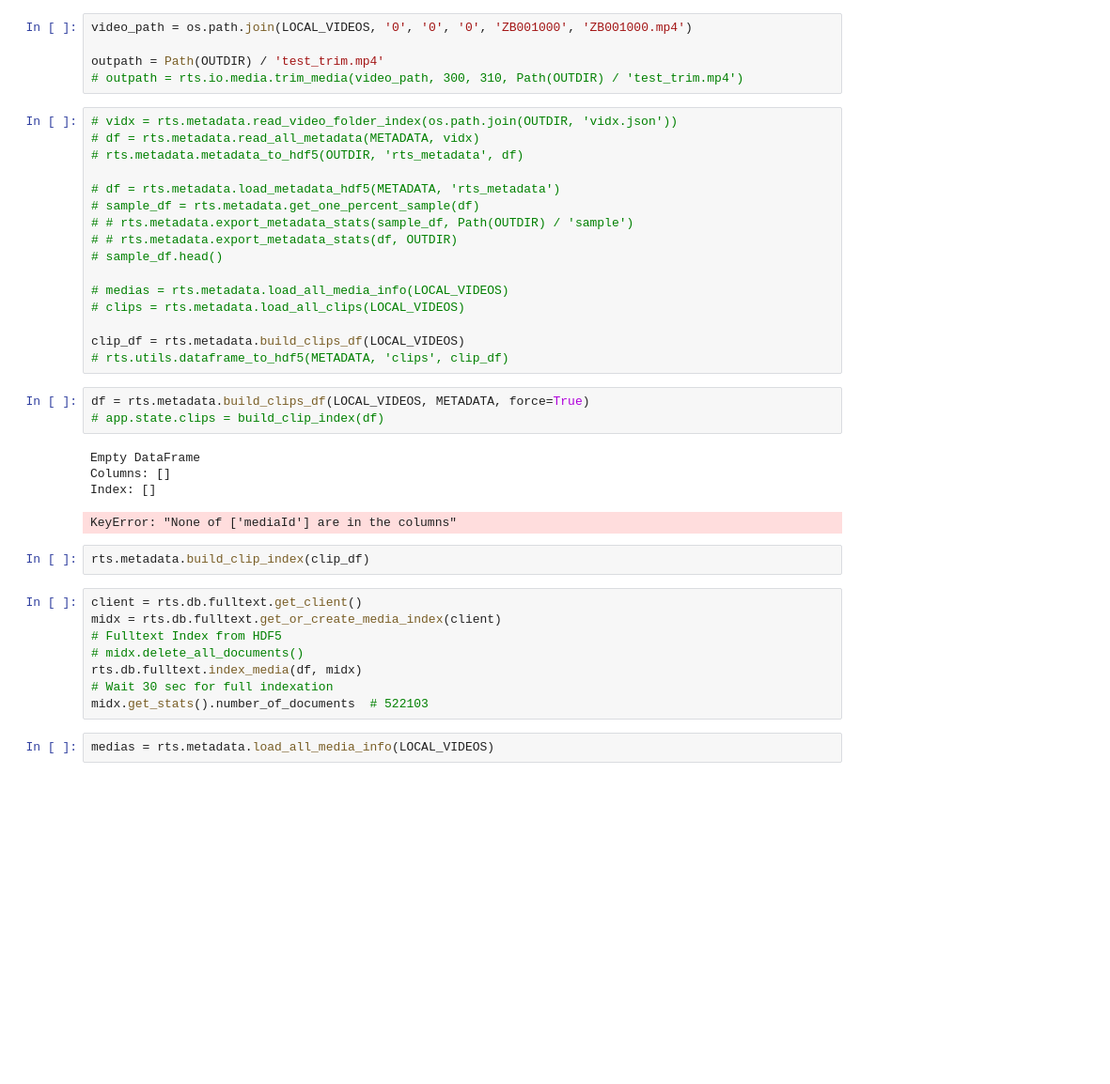
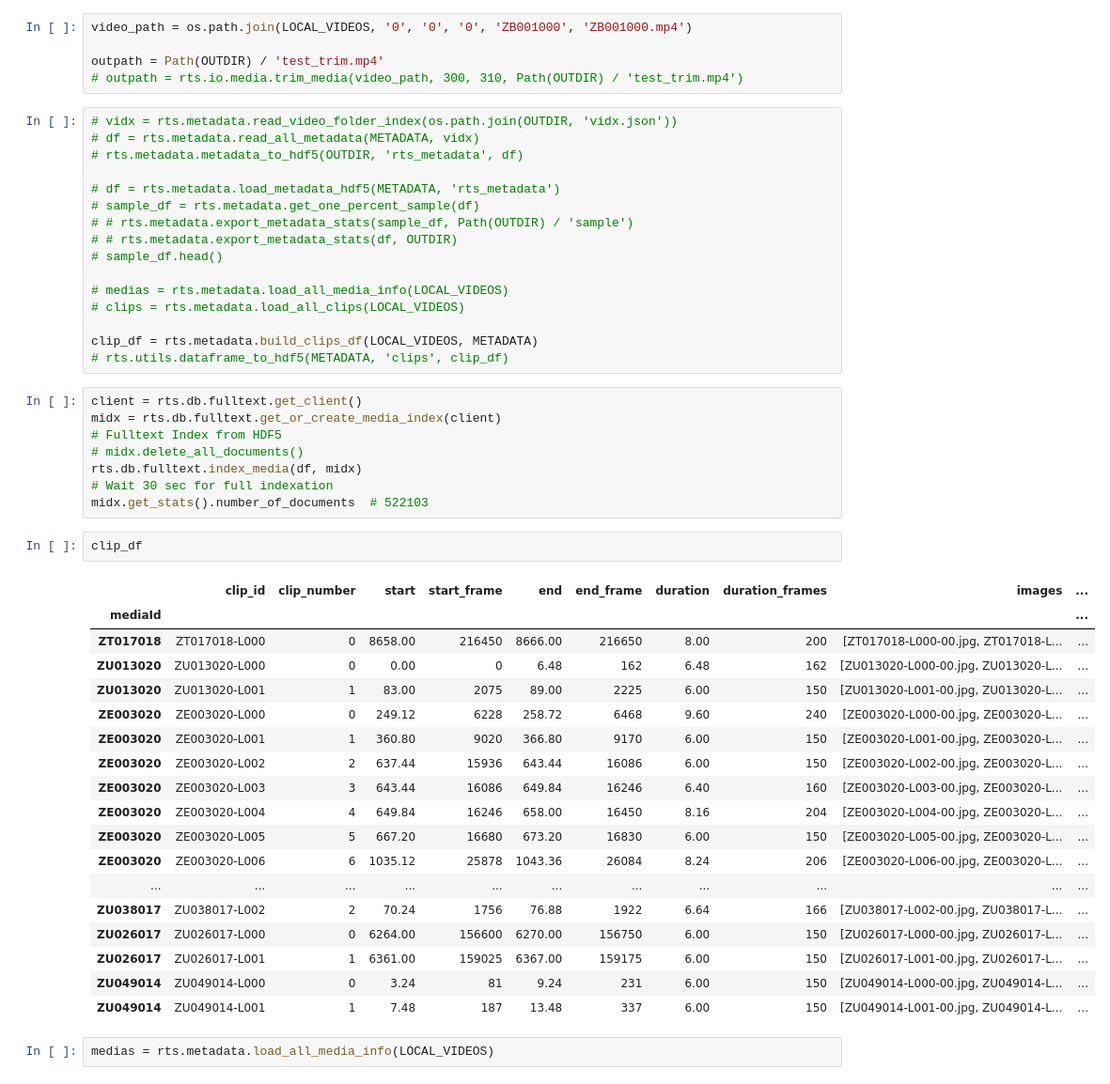
Before and after one commit to EPFL-EMPlus/emplusvault, a Jupyter notebook: notebook/ingest.ipynb, the cells around one changed output. Shown at 94% size. Cells and saved outputs as stored; diff of their text form; blank space fills up the shorter version.

```diff
--- a/notebook/ingest.ipynb
+++ b/notebook/ingest.ipynb
@@ -51,18 +142,8 @@ outpath = Path(OUTDIR) / 'test_trim.mp4'
 # medias = rts.metadata.load_all_media_info(LOCAL_VIDEOS)
 # clips = rts.metadata.load_all_clips(LOCAL_VIDEOS)
 
-clip_df = rts.metadata.build_clips_df(LOCAL_VIDEOS)
+clip_df = rts.metadata.build_clips_df(LOCAL_VIDEOS, METADATA)
 # rts.utils.dataframe_to_hdf5(METADATA, 'clips', clip_df)
-# %%
-df = rts.metadata.build_clips_df(LOCAL_VIDEOS, METADATA, force=True)
-# app.state.clips = build_clip_index(df)
-# %% [output]
-Empty DataFrame
-Columns: []
-Index: []
-KeyError: "None of ['mediaId'] are in the columns"
-# %%
-rts.metadata.build_clip_index(clip_df)
 # %%
 client = rts.db.fulltext.get_client()
 midx = rts.db.fulltext.get_or_create_media_index(client)
@@ -71,6 +152,27 @@ midx = rts.db.fulltext.get_or_create_media_index(client)
 rts.db.fulltext.index_media(df, midx)
 # Wait 30 sec for full indexation
 midx.get_stats().number_of_documents  # 522103
+# %%
+clip_df
+# %% [output]
+|  | clip_id | clip_number | start | start_frame | end | end_frame | duration | duration_frames | images | ... |
+| mediaId |  |  |  |  |  |  |  |  |  | ... |
+| ZT017018 | ZT017018-L000 | 0 | 8658.00 | 216450 | 8666.00 | 216650 | 8.00 | 200 | [ZT017018-L000-00.jpg, ZT017018-L... | ... |
+| ZU013020 | ZU013020-L000 | 0 | 0.00 | 0 | 6.48 | 162 | 6.48 | 162 | [ZU013020-L000-00.jpg, ZU013020-L... | ... |
+| ZU013020 | ZU013020-L001 | 1 | 83.00 | 2075 | 89.00 | 2225 | 6.00 | 150 | [ZU013020-L001-00.jpg, ZU013020-L... | ... |
+| ZE003020 | ZE003020-L000 | 0 | 249.12 | 6228 | 258.72 | 6468 | 9.60 | 240 | [ZE003020-L000-00.jpg, ZE003020-L... | ... |
+| ZE003020 | ZE003020-L001 | 1 | 360.80 | 9020 | 366.80 | 9170 | 6.00 | 150 | [ZE003020-L001-00.jpg, ZE003020-L... | ... |
+| ZE003020 | ZE003020-L002 | 2 | 637.44 | 15936 | 643.44 | 16086 | 6.00 | 150 | [ZE003020-L002-00.jpg, ZE003020-L... | ... |
+| ZE003020 | ZE003020-L003 | 3 | 643.44 | 16086 | 649.84 | 16246 | 6.40 | 160 | [ZE003020-L003-00.jpg, ZE003020-L... | ... |
+| ZE003020 | ZE003020-L004 | 4 | 649.84 | 16246 | 658.00 | 16450 | 8.16 | 204 | [ZE003020-L004-00.jpg, ZE003020-L... | ... |
+| ZE003020 | ZE003020-L005 | 5 | 667.20 | 16680 | 673.20 | 16830 | 6.00 | 150 | [ZE003020-L005-00.jpg, ZE003020-L... | ... |
+| ZE003020 | ZE003020-L006 | 6 | 1035.12 | 25878 | 1043.36 | 26084 | 8.24 | 206 | [ZE003020-L006-00.jpg, ZE003020-L... | ... |
+| ... | ... | ... | ... | ... | ... | ... | ... | ... | ... | ... |
+| ZU038017 | ZU038017-L002 | 2 | 70.24 | 1756 | 76.88 | 1922 | 6.64 | 166 | [ZU038017-L002-00.jpg, ZU038017-L... | ... |
+| ZU026017 | ZU026017-L000 | 0 | 6264.00 | 156600 | 6270.00 | 156750 | 6.00 | 150 | [ZU026017-L000-00.jpg, ZU026017-L... | ... |
+| ZU026017 | ZU026017-L001 | 1 | 6361.00 | 159025 | 6367.00 | 159175 | 6.00 | 150 | [ZU026017-L001-00.jpg, ZU026017-L... | ... |
+| ZU049014 | ZU049014-L000 | 0 | 3.24 | 81 | 9.24 | 231 | 6.00 | 150 | [ZU049014-L000-00.jpg, ZU049014-L... | ... |
+| ZU049014 | ZU049014-L001 | 1 | 7.48 | 187 | 13.48 | 337 | 6.00 | 150 | [ZU049014-L001-00.jpg, ZU049014-L... | ... |
 # %%
 medias = rts.metadata.load_all_media_info(LOCAL_VIDEOS)
 # %%
```
Also changed, not shown: parts of 4 cells of this notebook, 21 other files.
